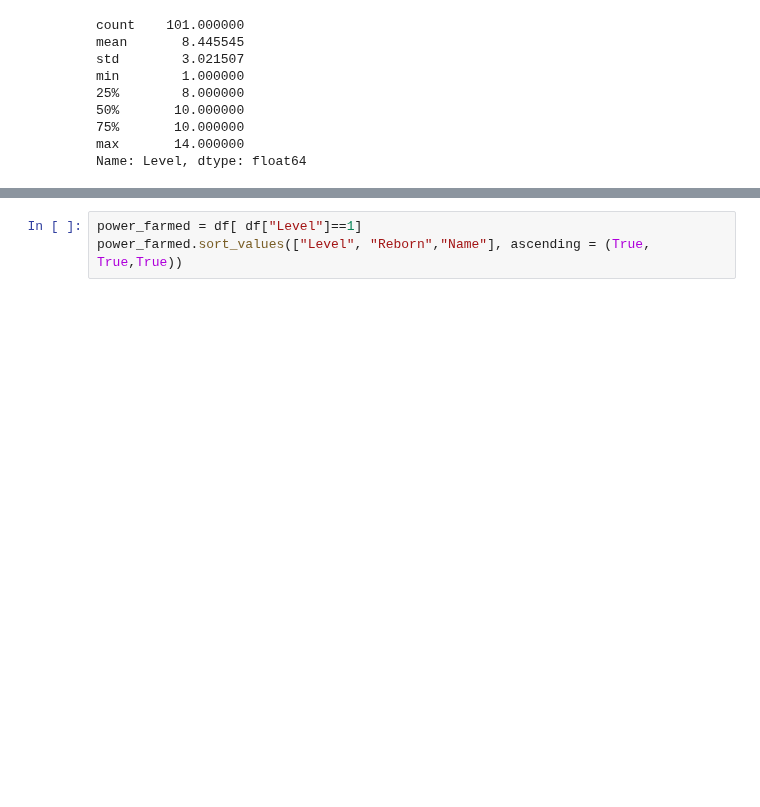
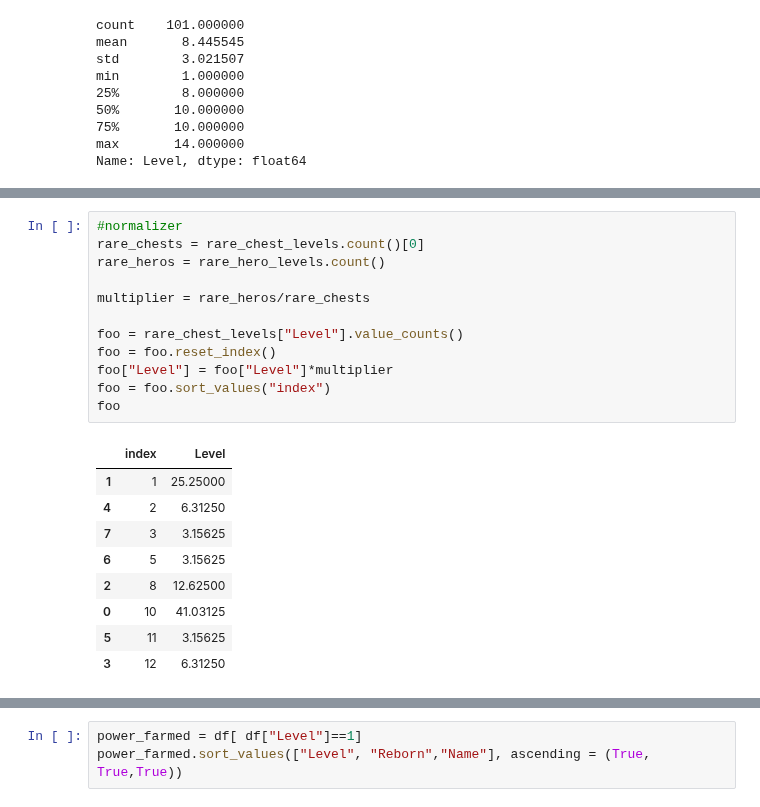
Before and after one commit to HausReport/MightyLogic, a Jupyter notebook: Notebooks/Powerfarming.ipynb, the cells around one changed output, grey strips where cells are left out. Cells and saved outputs as stored; diff of their text form; blank space fills up the shorter version.

```diff
--- a/Notebooks/Powerfarming.ipynb
+++ b/Notebooks/Powerfarming.ipynb
@@ -240,6 +240,28 @@ fig2 = px.histogram(data_frame=rare_chest_levels,x="Level", nbins=16, color_disc
 fig2
 # %% [output]
 [interactive output not drawn]
+# %%
+#normalizer
+rare_chests = rare_chest_levels.count()[0]
+rare_heros = rare_hero_levels.count()
+
+multiplier = rare_heros/rare_chests
+
+foo = rare_chest_levels["Level"].value_counts()
+foo = foo.reset_index()
+foo["Level"] = foo["Level"]*multiplier
+foo = foo.sort_values("index")
+foo
+# %% [output]
+|  | index | Level |
+| 1 | 1 | 25.25000 |
+| 4 | 2 | 6.31250 |
+| 7 | 3 | 3.15625 |
+| 6 | 5 | 3.15625 |
+| 2 | 8 | 12.62500 |
+| 0 | 10 | 41.03125 |
+| 5 | 11 | 3.15625 |
+| 3 | 12 | 6.31250 |
 # %%
 #
 # Would be nice to superimpose histograms to show difference
```
Also changed, not shown: parts of 1 cell of this notebook.
